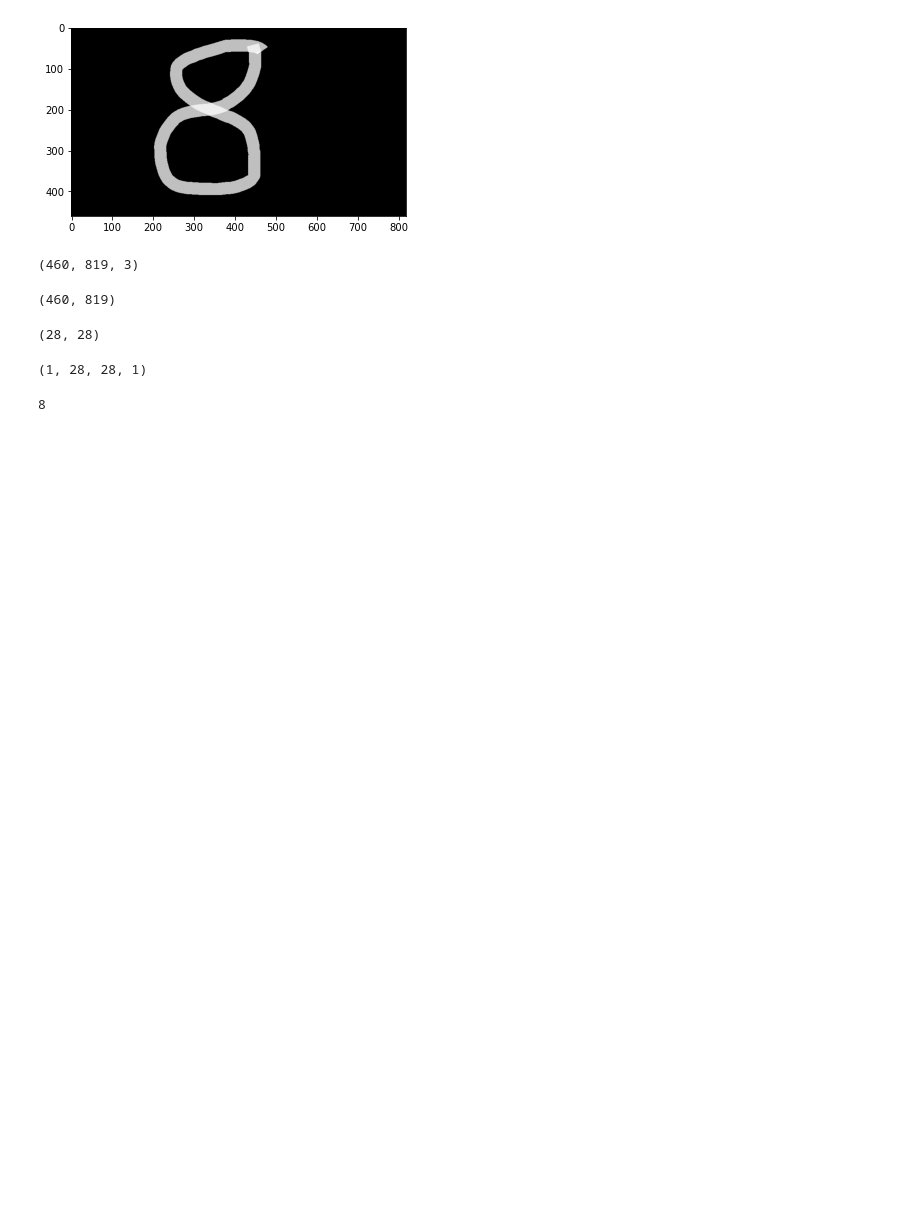
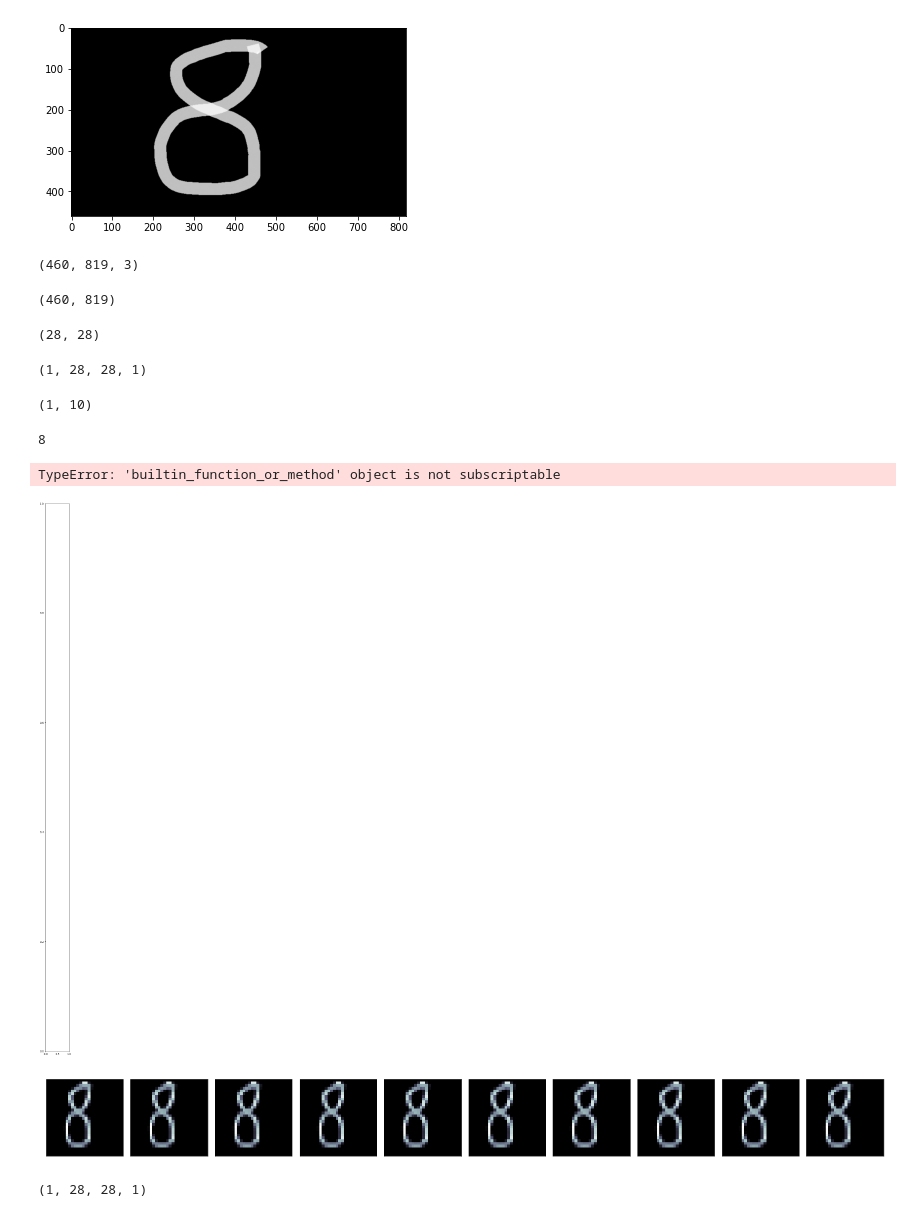
Before and after one commit to Panzerrrr/Handwritten_Digit_Recognition, a Jupyter notebook: preprocessing.ipynb, the cells around one changed output. Saved outputs shown, nothing was run; the diff lists cells and outputs as text; code cells hidden in the pictures; blank space fills up the shorter version.

Commit message:
plot layer by layer

```diff
--- a/preprocessing.ipynb
+++ b/preprocessing.ipynb
@@ -309,7 +309,50 @@ new_img.shape
 (1, 28, 28, 1)
 # %%
 pred = model.predict(new_img)
+# %%
+pred.shape
+# %% [output]
+(1, 10)
 # %%
 print(np.argmax(pred))
 # %% [output]
 8
+# %%
+import matplotlib.pyplot as plt
+
+def plt_face(new_img):
+    h = 28
+    w = 28
+    plt.imshow(new_img.reshape((h, w)), cmap='bone')
+    plt.xticks([])
+    plt.yticks([])
+
+
+# plt_face(X[0])
+Xmean = np.mean(X,0)
+Xs = X - Xmean[None,:]
+U,S,Vtr = np.linalg.svd(Xs, full_matrices=False)
+
+
+nplt = 20
+plt.figure(figsize=(40, 40))
+for i in range(nplt):
+    plt.subplot(1,nplt,i+1)
+    Vi = X_train.flatten[i]
+    plt_face(X_train.flatten[i])
+    plt.title('i={0:d}'.format(i))
+# %% [output]
+TypeError: 'builtin_function_or_method' object is not subscriptable
+[figure, added]
+# %%
+fig, axes = plt.subplots(1, 10, figsize=(20, 20),
+                         subplot_kw={'xticks':[], 'yticks':[]},
+                         gridspec_kw=dict(hspace=0.1, wspace=0.1))
+for i, ax in enumerate(axes.flat):
+    ax.imshow(new_img.reshape(28, 28), cmap='bone')
+# %% [output]
+[figure, added]
+# %%
+new_img.shape
+# %% [output]
+(1, 28, 28, 1)
```
Also changed, not shown: parts of 11 cells of this notebook, 1 other file.
